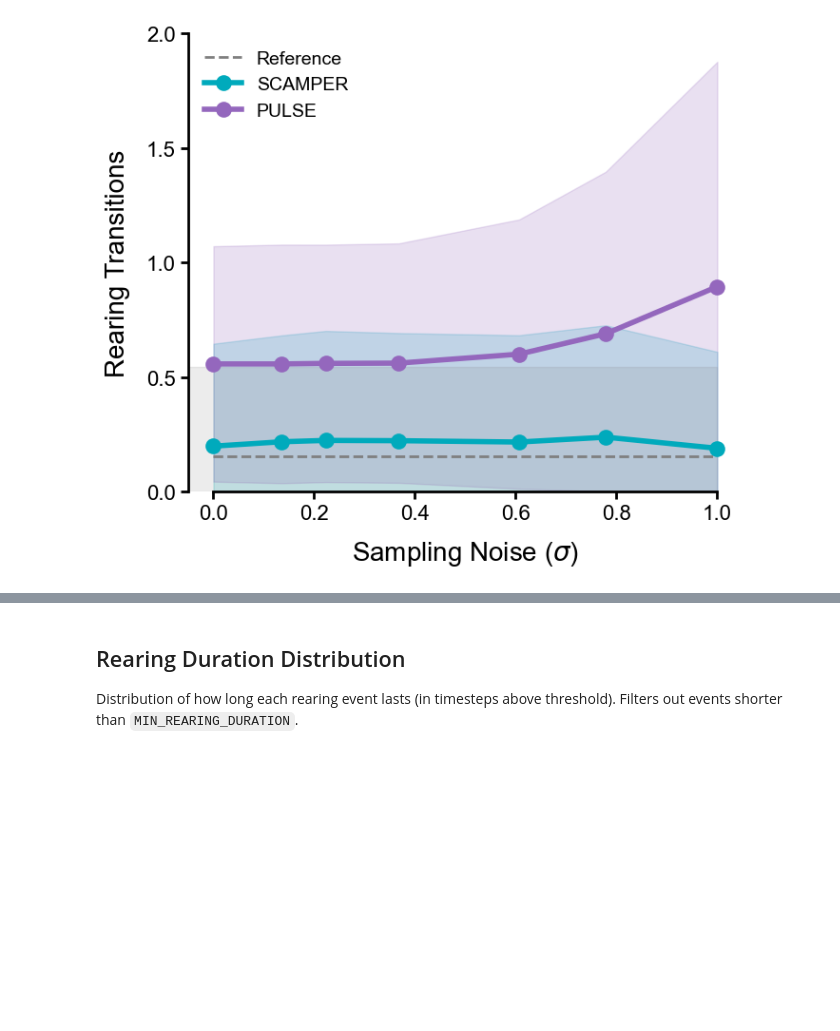
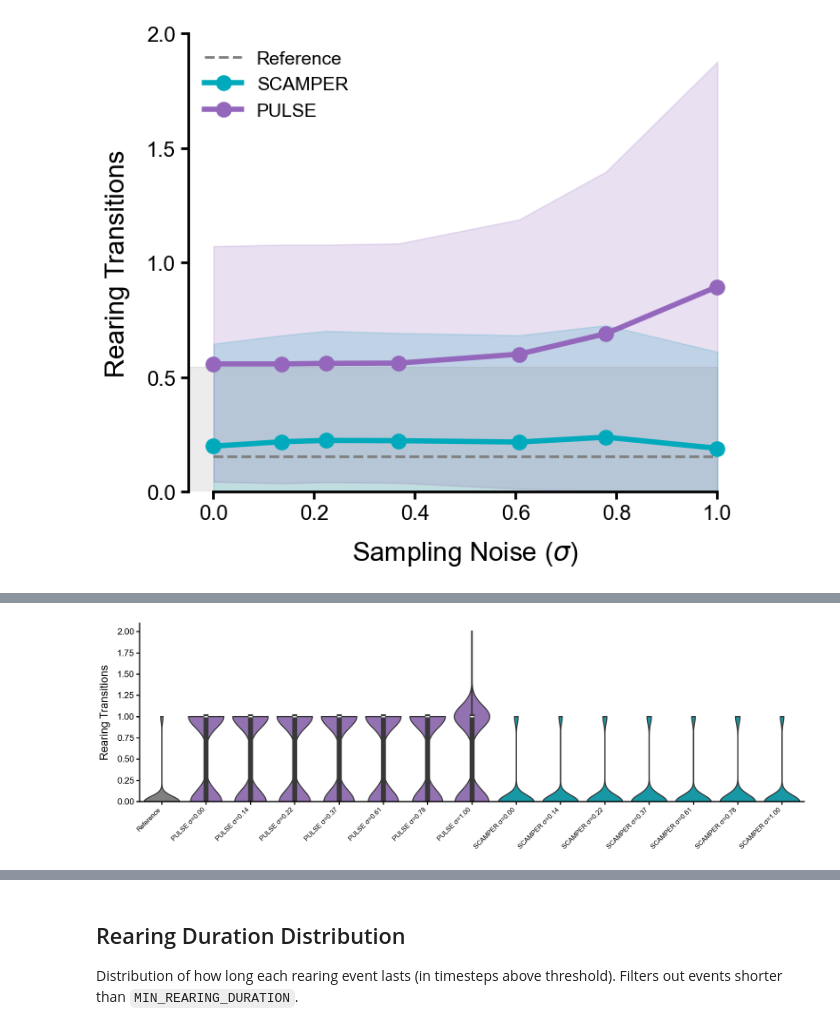
Before and after one commit to asirbu77/SCAMPER, a Jupyter notebook: notebooks/analysis/random_generation/distance_from_rollout_dataset.ipynb, the cells around one changed output, grey strips where cells are left out. Saved outputs shown, nothing was run; the diff lists cells and outputs as text; code cells hidden in the pictures; blank space fills up the shorter version.

```diff
--- a/notebooks/analysis/random_generation/distance_from_rollout_dataset.ipynb
+++ b/notebooks/analysis/random_generation/distance_from_rollout_dataset.ipynb
@@ -746,3 +744,84 @@ plt.show()
 # %% [output]
 Saved to /home/mila/a/aidan.sirbu/SCAMPER/notebooks/plots/random_generation/distance_vs_noise_comparison_rearing.[pdf|svg|png]
 [figure]
+# %%
+matplotlib.rcParams["font.family"] = "Arial"
+
+color_a = (0 / 255, 170 / 255, 188 / 255)
+color_b = (148 / 255, 103 / 255, 189 / 255)
+
+# Build violin DataFrame: one violin per (method, noise_std) + Reference
+violin_rows = []
+for _, row in rplot_df.iterrows():
+    violin_rows.append({
+        "group": f"{row['method']} \u03c3={row['noise_std']:.2f}",
+        "method": row["method"],
+        "noise_std": row["noise_std"],
+        "transitions": row["transitions"],
+    })
+if original_trans is not None:
+    for t in original_trans:
+        violin_rows.append({
+            "group": "Reference",
+            "method": "Reference",
+            "noise_std": -1,
+            "transitions": int(t),
+        })
+violin_df = pd.DataFrame(violin_rows)
+
+# Order: Reference first, then by method and noise_std
+group_order = (
+    violin_df.drop_duplicates("group")
+    .sort_values(["method", "noise_std"])["group"]
+    .tolist()
+)
+if "Reference" in group_order:
+    group_order.remove("Reference")
+    group_order.insert(0, "Reference")
+
+# Palette
+palette = {}
+for g in group_order:
+    if g == "Reference":
+        palette[g] = "gray"
+    elif g.startswith(LABEL_A):
+        palette[g] = color_a
+    else:
+        palette[g] = color_b
+
+fig, ax = plt.subplots(figsize=(max(len(group_order) * 1.2, 10), 6))
+
+sns.violinplot(
+    data=violin_df,
+    x="group",
+    y="transitions",
+    order=group_order,
+    palette=palette,
+    inner="box",
+    linewidth=2,
+    cut=0,
+    ax=ax,
+)
+
+ax.set_xlabel("", fontsize=20)
+ax.set_ylabel("Rearing Transitions", fontsize=20, labelpad=12)
+ax.tick_params(axis="y", labelsize=16, width=2, length=6)
+ax.tick_params(axis="x", labelsize=12, width=2, length=6, rotation=45)
+plt.setp(ax.get_xticklabels(), ha="right")
+ax.set_ylim(0, None)  # auto-scale top to fit all data
+
+sns.despine(ax=ax)
+for spine in ["left", "bottom"]:
+    ax.spines[spine].set_linewidth(2)
+
+plt.tight_layout()
+
+# Save figures
+SAVE_DIR.mkdir(parents=True, exist_ok=True)
+rear_violin_save = f"{SAVE_NAME}_rearing_violin"
+for ext in ["pdf", "svg", "png"]:
+    fig.savefig(SAVE_DIR / f"{rear_violin_save}.{ext}", bbox_inches="tight")
+print(f"Saved to {SAVE_DIR / rear_violin_save}.[pdf|svg|png]")
+
+plt.show()
+# %% [output]
@@ -748,0 +832 @@ Saved to /home/mila/a/aidan.sirbu/SCAMPER/notebooks/plots/random_generation/dist
+[figure, added]
```
Also changed, not shown: parts of 13 cells of this notebook.
